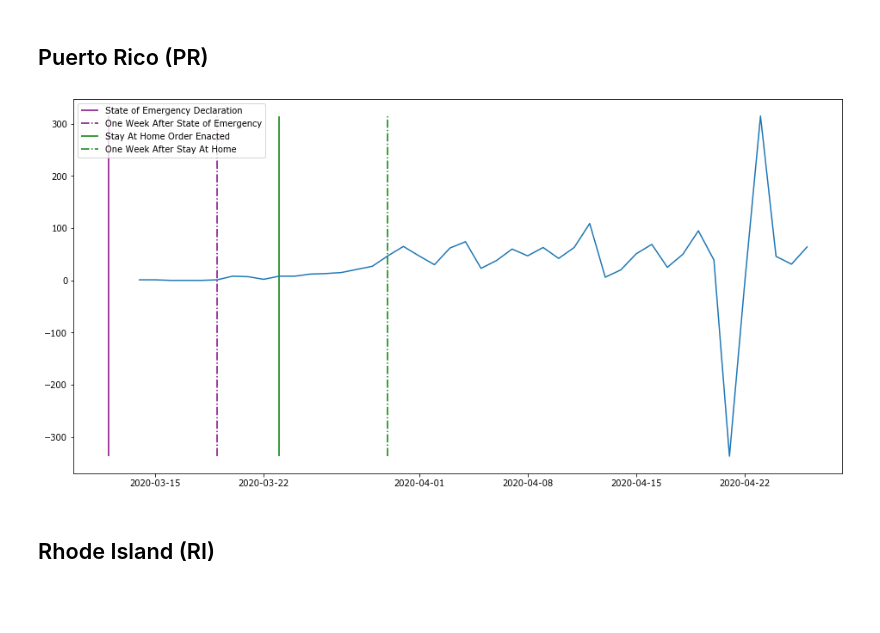
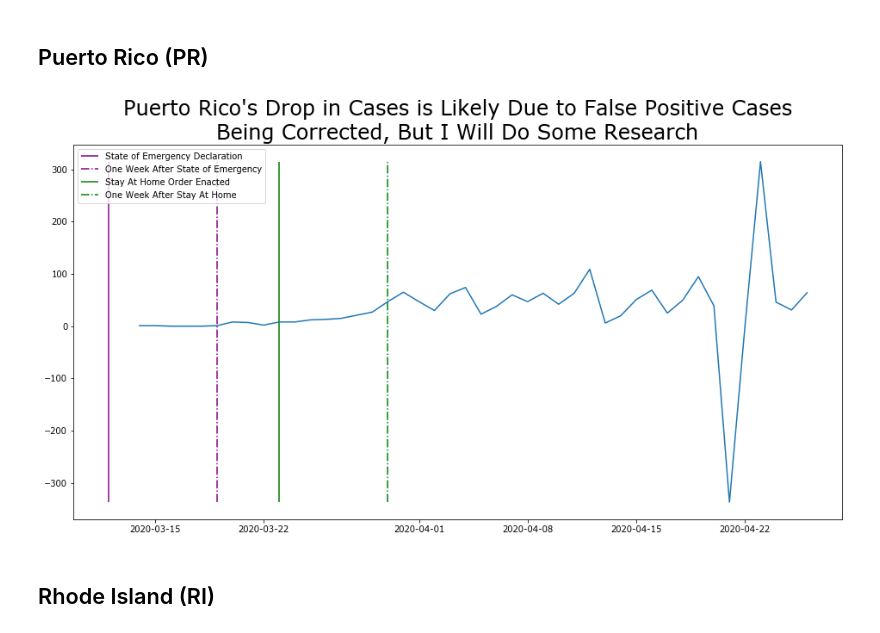
Before and after one commit to nmwhitehead/Coronavirus-USA, a Jupyter notebook: Graphs of Increase in Cases.ipynb, the cells around one changed output. Cells and saved outputs as stored; diff of their text form; code cells hidden in the pictures; blank space fills up the shorter version.

```diff
--- a/Graphs of Increase in Cases.ipynb
+++ b/Graphs of Increase in Cases.ipynb
@@ -502,10 +496,10 @@ daily_change(pennsylvania_data)
 [figure]
 # %% [markdown]
 ## Puerto Rico (PR)
-# %%
-daily_change(puerto_rico_data)
-# %% [output]
-[figure, removed]
+# %%
+daily_change(puerto_rico_data, "Puerto Rico's Drop in Cases is Likely Due to False Positive Cases\nBeing Corrected, But I Will Do Some Research")
+# %% [output]
+[figure, added]
 # %% [markdown]
 ## Rhode Island (RI)
 # %%
```
Also changed, not shown: parts of 9 cells of this notebook, 1 other file.
